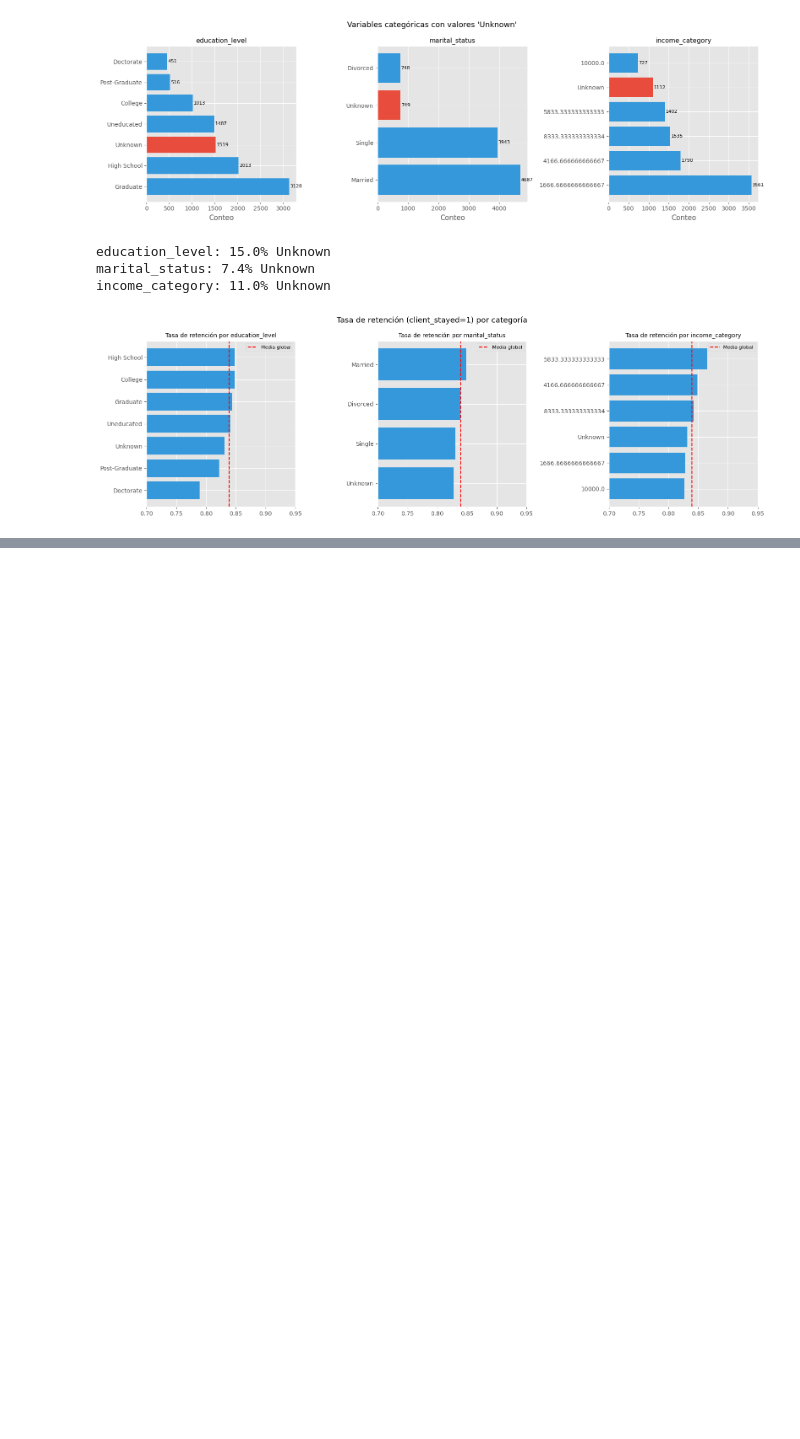
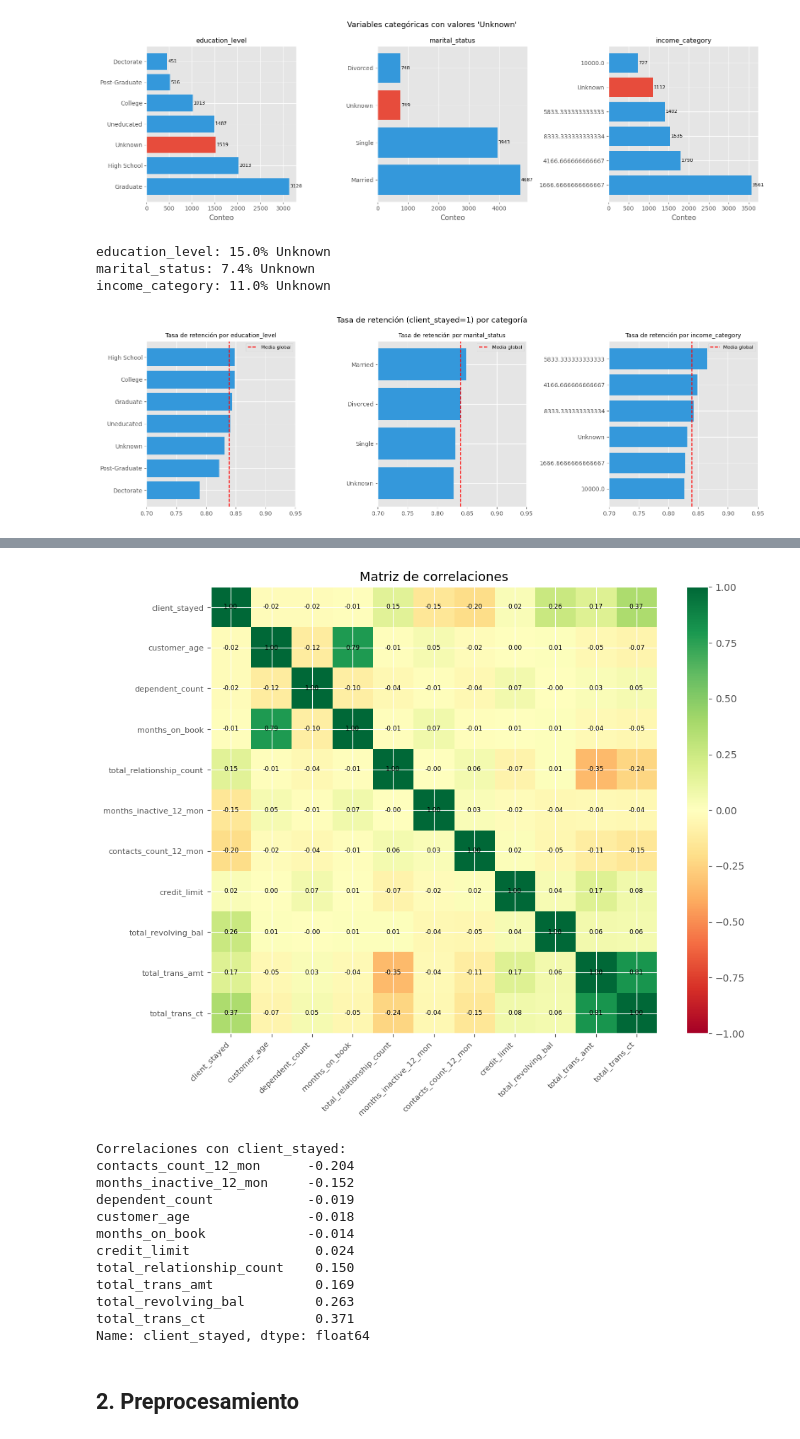
Before and after one commit to bielng/Data-Lab, a Jupyter notebook: trial_05.ipynb, the cells around one changed output, grey strips where cells are left out. Saved outputs shown, nothing was run; the diff lists cells and outputs as text; code cells hidden in the pictures; blank space fills up the shorter version.

```diff
--- a/trial_05.ipynb
+++ b/trial_05.ipynb
@@ -150,0 +171,38 @@ plt.show()
+# %%
+numeric_df = df.select_dtypes(include='number').drop('clientnum', axis=1)
+corr = numeric_df.corr()
+
+fig, ax = plt.subplots(figsize=(10, 8))
+im = ax.imshow(corr, cmap='RdYlGn', vmin=-1, vmax=1)
+plt.colorbar(im, ax=ax)
+ax.set_xticks(range(len(corr.columns)))
+ax.set_yticks(range(len(corr.columns)))
+ax.set_xticklabels(corr.columns, rotation=45, ha='right', fontsize=8)
+ax.set_yticklabels(corr.columns, fontsize=8)
+
+for i in range(len(corr)):
+    for j in range(len(corr)):
+        ax.text(j, i, f'{corr.iloc[i,j]:.2f}', ha='center', va='center', fontsize=6.5)
+
+ax.set_title('Matriz de correlaciones', fontsize=13)
+plt.tight_layout()
+plt.show()
+
+print("Correlaciones con client_stayed:")
+print(corr['client_stayed'].drop('client_stayed').sort_values().round(3))
+# %% [output]
+[figure, added]
+Correlaciones con client_stayed:
+contacts_count_12_mon      -0.204
+months_inactive_12_mon     -0.152
+dependent_count            -0.019
+customer_age               -0.018
+months_on_book             -0.014
+credit_limit                0.024
+total_relationship_count    0.150
+total_trans_amt             0.169
+total_revolving_bal         0.263
+total_trans_ct              0.371
+Name: client_stayed, dtype: float64
+# %% [markdown]
+## 2. Preprocesamiento
```
Also changed, not shown: parts of 12 cells of this notebook.
